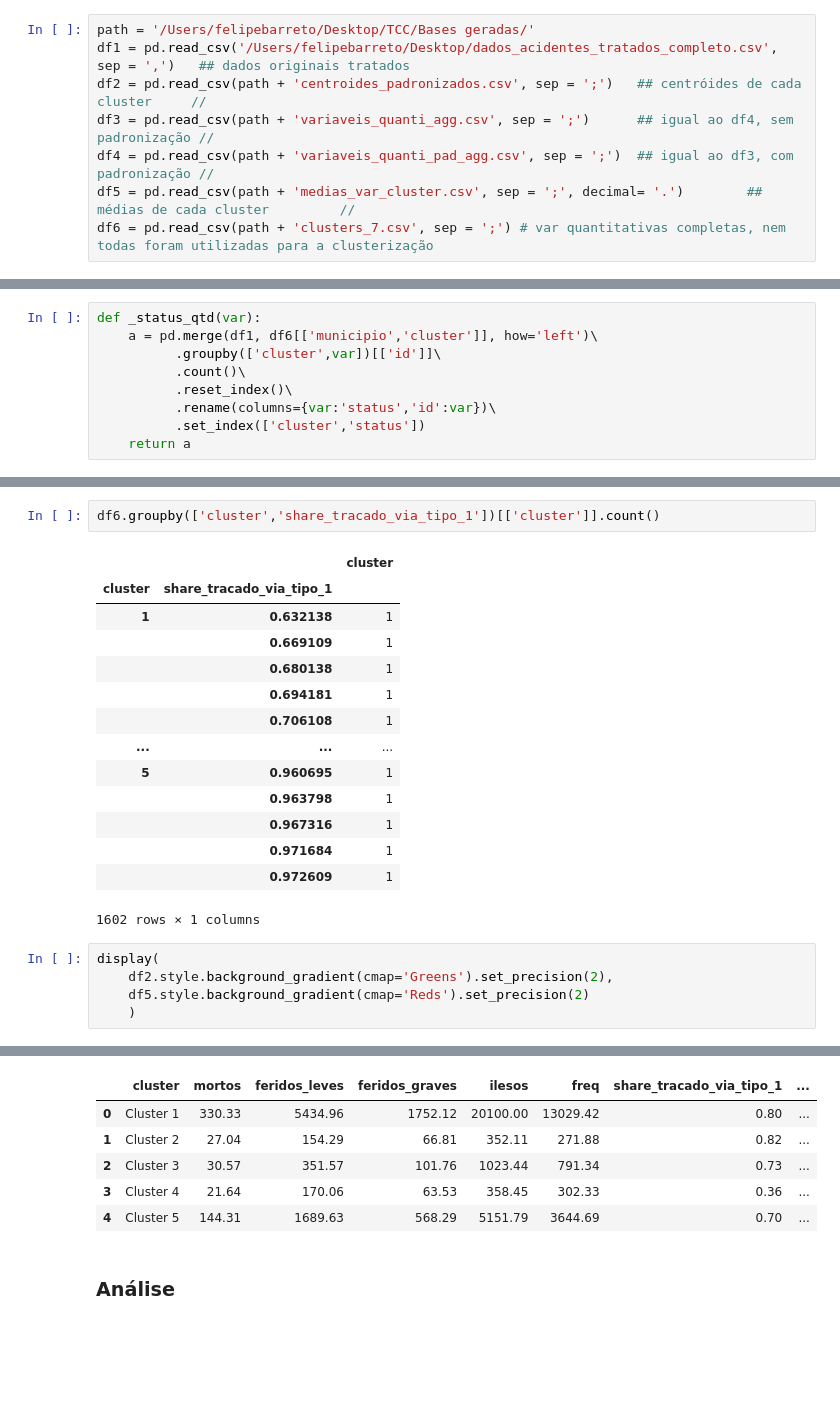
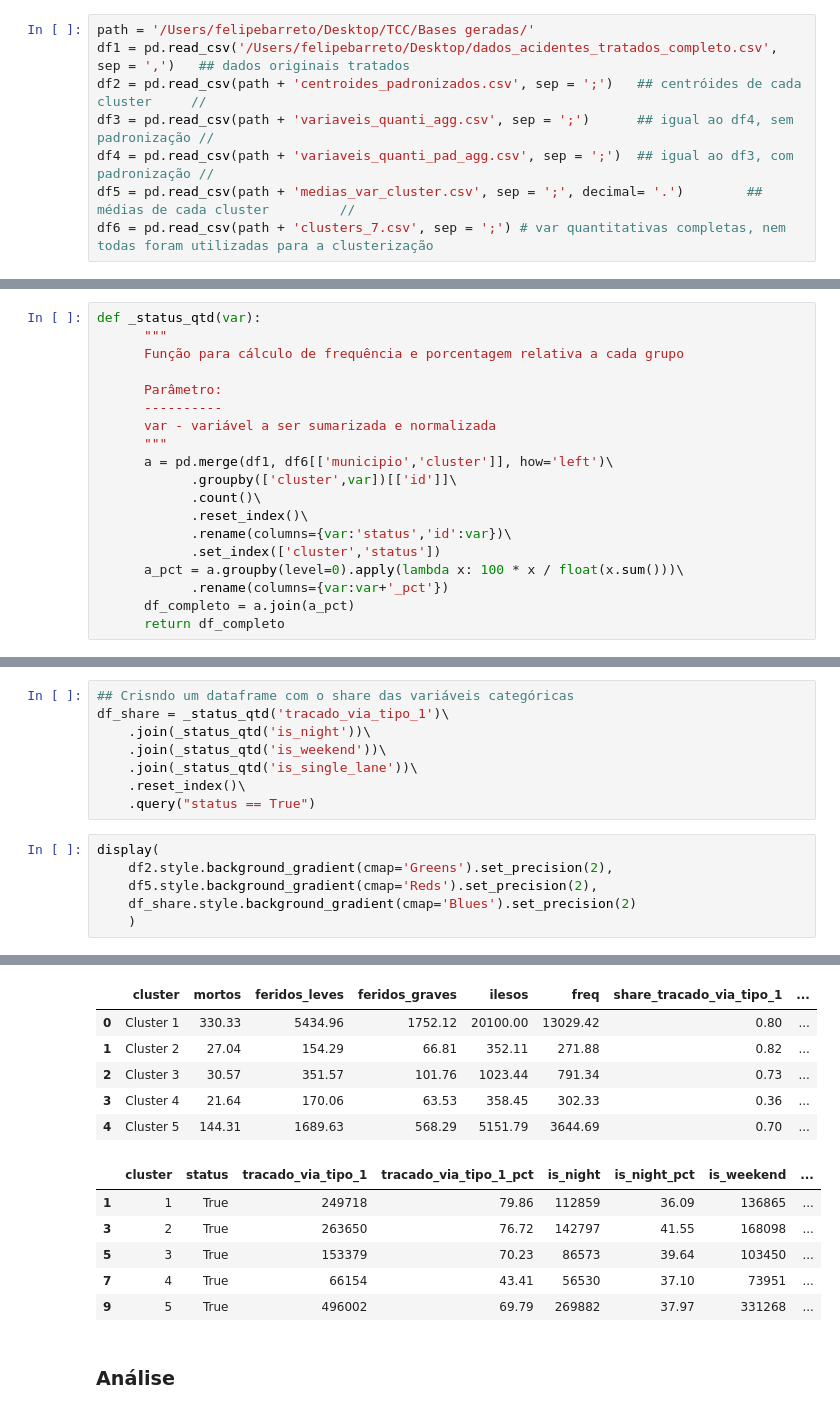
Before and after one commit to FelipeGBarreto/analise_cluster_acidentes_rodovias_federais, a Jupyter notebook: Scripts/Analise pos-clusterizacao.ipynb, the cells around one changed output, grey strips where cells are left out. Drawn from its saved outputs; the diff is of its cells as text; blank space fills up the shorter version.

```diff
--- a/Scripts/Analise pos-clusterizacao.ipynb
+++ b/Scripts/Analise pos-clusterizacao.ipynb
@@ -41,9 +15,19 @@ df6
 # %%
 def _status_qtd(var):
-    a = pd.merge(df1, df6[['municipio','cluster']], how='left')\
-          .groupby(['cluster',var])[['id']]\
-          .count()\
-          .reset_index()\
-          .rename(columns={var:'status','id':var})\
-          .set_index(['cluster','status'])
-    return a
+      """
+      Função para cálculo de frequência e porcentagem relativa a cada grupo
+
+      Parâmetro:
+      ----------
+      var - variável a ser sumarizada e normalizada
+      """
+      a = pd.merge(df1, df6[['municipio','cluster']], how='left')\
+            .groupby(['cluster',var])[['id']]\
+            .count()\
+            .reset_index()\
+            .rename(columns={var:'status','id':var})\
+            .set_index(['cluster','status'])
+      a_pct = a.groupby(level=0).apply(lambda x: 100 * x / float(x.sum()))\
+            .rename(columns={var:var+'_pct'})
+      df_completo = a.join(a_pct)
+      return df_completo
@@ -115,42 +34,40 @@ pd.merge(df1, df6[['municipio','cluster']], how='left')\
-# %%
-df6.groupby(['cluster','share_tracado_via_tipo_1'])[['cluster']].count()
-# %% [output]
-|  |  | cluster |
-| cluster | share_tracado_via_tipo_1 |  |
-| 1 | 0.632138 | 1 |
-|  | 0.669109 | 1 |
-|  | 0.680138 | 1 |
-|  | 0.694181 | 1 |
-|  | 0.706108 | 1 |
-| ... | ... | ... |
-| 5 | 0.960695 | 1 |
-|  | 0.963798 | 1 |
-|  | 0.967316 | 1 |
-|  | 0.971684 | 1 |
-|  | 0.972609 | 1 |
-1602 rows × 1 columns
+# %%
+## Crisndo um dataframe com o share das variáveis categóricas
+df_share = _status_qtd('tracado_via_tipo_1')\
+    .join(_status_qtd('is_night'))\
+    .join(_status_qtd('is_weekend'))\
+    .join(_status_qtd('is_single_lane'))\
+    .reset_index()\
+    .query("status == True")
 # %%
 display(
     df2.style.background_gradient(cmap='Greens').set_precision(2),
-    df5.style.background_gradient(cmap='Reds').set_precision(2)
+    df5.style.background_gradient(cmap='Reds').set_precision(2),
+    df_share.style.background_gradient(cmap='Blues').set_precision(2)
     )
 # %% [output]
 |  | Variavel | Cluster 1 | Cluster 2 | Cluster 3 | Cluster 4 | Cluster 5 |
 | 0 | mortos | 5.11 | -0.22 | -0.16 | -0.32 | 1.84 |
 | 1 | feridos_leves | 6.54 | -0.28 | -0.02 | -0.26 | 1.70 |
 | 2 | feridos_graves | 6.46 | -0.26 | -0.12 | -0.27 | 1.74 |
 | 3 | ilesos | 7.03 | -0.26 | -0.01 | -0.26 | 1.51 |
 | 4 | freq | 6.90 | -0.28 | 0.01 | -0.26 | 1.62 |
 | 5 | share_tracado_via_tipo_1 | 0.42 | 0.50 | 0.15 | -1.37 | 0.02 |
 | 6 | share_is_night | -0.25 | 0.10 | -0.14 | -0.11 | -0.13 |
 | 7 | share_is_weekend | -0.23 | 0.04 | -0.23 | 0.06 | -0.05 |
 | 8 | share_is_single_lane | -1.83 | 0.45 | -2.11 | 0.41 | -0.78 |
 |  | cluster | mortos | feridos_leves | feridos_graves | ilesos | freq | share_tracado_via_tipo_1 | ... |
 | 0 | Cluster 1 | 330.33 | 5434.96 | 1752.12 | 20100.00 | 13029.42 | 0.80 | ... |
 | 1 | Cluster 2 | 27.04 | 154.29 | 66.81 | 352.11 | 271.88 | 0.82 | ... |
 | 2 | Cluster 3 | 30.57 | 351.57 | 101.76 | 1023.44 | 791.34 | 0.73 | ... |
 | 3 | Cluster 4 | 21.64 | 170.06 | 63.53 | 358.45 | 302.33 | 0.36 | ... |
 | 4 | Cluster 5 | 144.31 | 1689.63 | 568.29 | 5151.79 | 3644.69 | 0.70 | ... |
+|  | cluster | status | tracado_via_tipo_1 | tracado_via_tipo_1_pct | is_night | is_night_pct | is_weekend | ... |
+| 1 | 1 | True | 249718 | 79.86 | 112859 | 36.09 | 136865 | ... |
+| 3 | 2 | True | 263650 | 76.72 | 142797 | 41.55 | 168098 | ... |
+| 5 | 3 | True | 153379 | 70.23 | 86573 | 39.64 | 103450 | ... |
+| 7 | 4 | True | 66154 | 43.41 | 56530 | 37.10 | 73951 | ... |
+| 9 | 5 | True | 496002 | 69.79 | 269882 | 37.97 | 331268 | ... |
 # %% [markdown]
 ### Análise
 # %%
```
Also changed, not shown: parts of 21 cells of this notebook.
